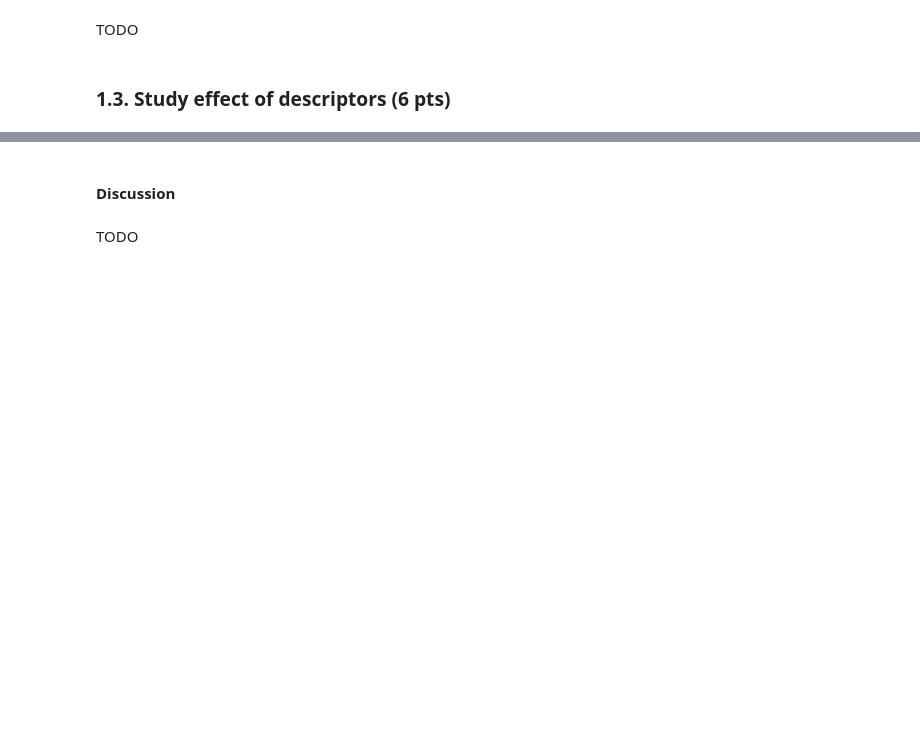
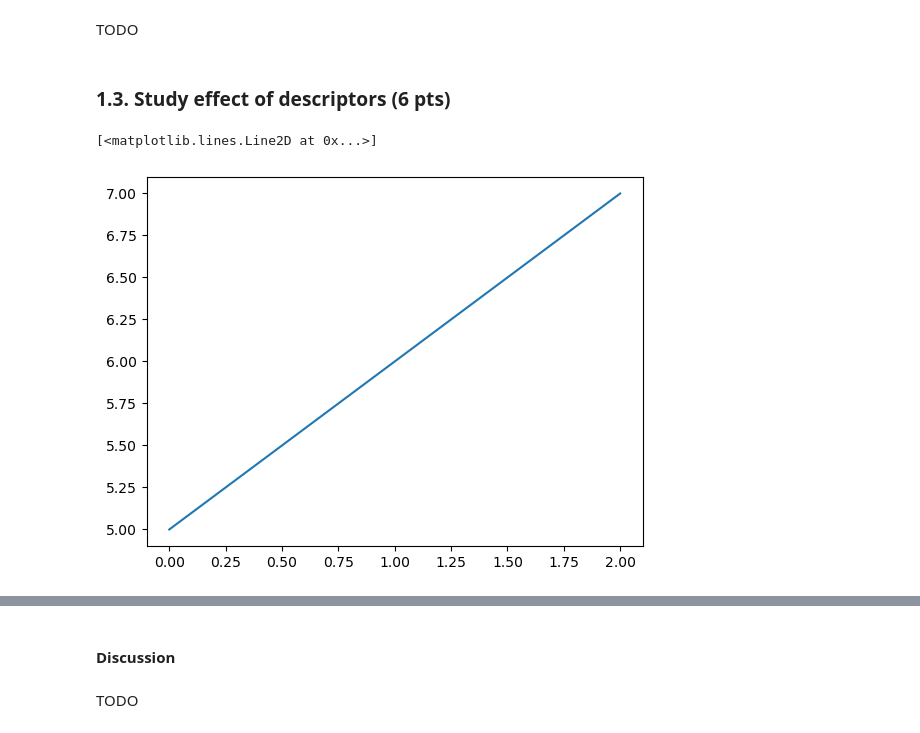
Before and after one commit to LTS5/iapr, a Jupyter notebook: labs/Lab 2/lab_02_object_description.ipynb, the cells around one changed output, grey strips where cells are left out. Drawn from its saved outputs; the diff is of its cells as text; code cells hidden in the pictures; blank space fills up the shorter version.

```diff
--- a/labs/Lab 2/lab_02_object_description.ipynb
+++ b/labs/Lab 2/lab_02_object_description.ipynb
@@ -234,3 +261,8 @@ one = ones_im[0]
+# %%
+plt.plot(np.array((np.arange(3), np.arange(3)+5)).T[:,0], np.array((np.arange(3), np.arange(3)+5)).T[:,1])
+# %% [output]
+[<matplotlib.lines.Line2D at 0x...>]
+[figure, added]
 # %%
 # On each of the 5 plots you will show the recovery for a "0" and a "1" (used the same axis for both a "0" and a "1").
 fig, axes = plt.subplots(1, 5, figsize=(20, 4))
```
Also changed, not shown: parts of 14 cells of this notebook, 1 other file.
